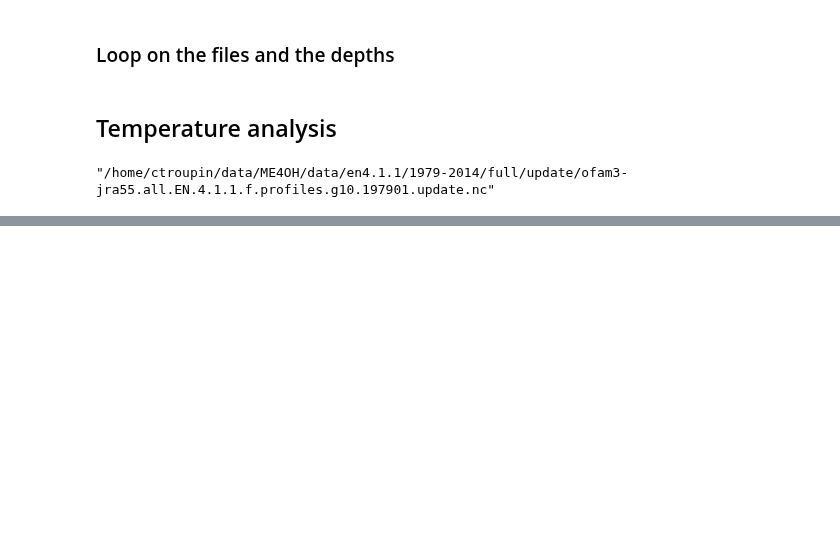
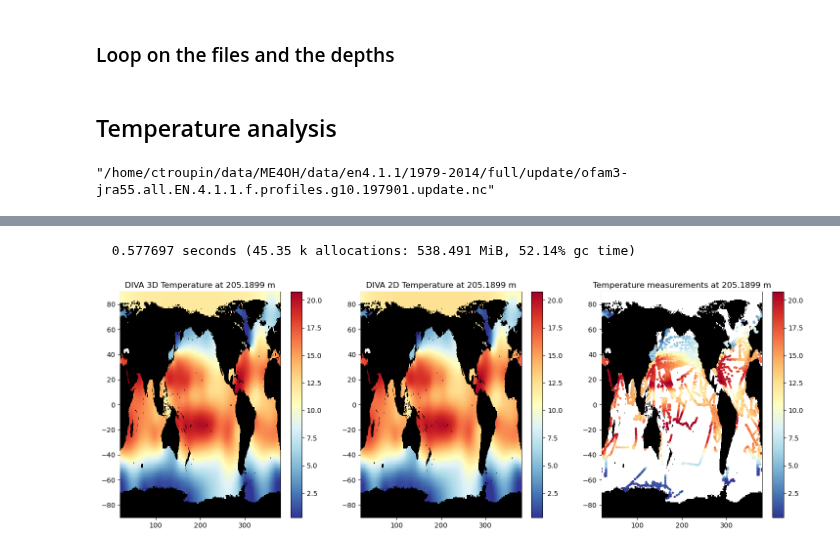
Before and after one commit to gher-uliege/DIVAnd-ME4OH, a Jupyter notebook: src/interp_ME4OH.ipynb, the cells around one changed output, grey strips where cells are left out. Drawn from its saved outputs; the diff is of its cells as text; code cells hidden in the pictures; blank space fills up the shorter version.

```diff
--- a/src/interp_ME4OH.ipynb
+++ b/src/interp_ME4OH.ipynb
@@ -15,7 +18,7 @@ false
 ## Create list of netCDF files
 The files with the "nonan" extension were moved to another directory.
 # %%
-datafilelist = get_filelist(datadir, timeperiod)
+datafilelist = ME4OH.get_filelist(datadir, timeperiod1)
 # %% [output]
 2-element Vector{String}:
  "/home/ctroupin/data/ME4OH/data/" ⋯ 55 bytes ⋯ "f.profiles.g10.197901.update.nc"
@@ -172,0 +126,2 @@ to load the background from a call-back function (default `nothing`). The call-b
+# %%
+depthgrid = depth
@@ -173,3 +148,9 @@ to load the background from a call-back function (default `nothing`). The call-b
 # %%
-?DIVAnd.load_mask
+sz = (length(longrid), length(latgrid), length(depthgrid))
+
+lenx = fill(20.,sz)
+leny = fill(20.,sz)
+lenz = fill(0., sz);
+len = (lenx, leny, lenz);
+epsilon2 = 5.
 # %% [output]
@@ -182,0 +162,2 @@ Generate a land-sea mask based on the topography from the NetCDF file `bathname`
+# %%
+xi, yi, mask = load_mask(bathyfile, true, longrid, latgrid, depthgrid);
@@ -182,0 +223,41 @@ Generate a land-sea mask based on the topography from the NetCDF file `bathname`
+# %%
+dindex = 25
+xi, yi, mask2D = DIVAnd.load_mask(bathyfile, true, longrid, latgrid, depthgrid[dindex]);
+_, (pm, pn), (xi, yi) = DIVAnd_rectdom(longrid, latgrid);
+depthsel = findall(obsdepth .== depthgrid[dindex])
+@time Tinterp2, s2 = DIVAndrun(mask2D, (pm, pn), (xi, yi), (obslon[depthsel], obslat[depthsel]),
+Float64.(T[depthsel] .- mean(T[depthsel])),
+(20., 20.), epsilon2, moddim=[1,0]);
+
+vmin = quantile(T[depthsel], 0.02)
+vmax = quantile(T[depthsel], 0.98)
+
+fig = plt.figure(figsize=(18, 6))
+ax = plt.subplot(131)
+pcm = plt.pcolormesh(longrid, latgrid, mean(T) .+ Tinterp[:,:,dindex]',
+cmap=plt.cm.RdYlBu_r, vmin=vmin, vmax=vmax, zorder=5)
+ax.pcolormesh(longrid, latgrid, mask[:,:,dindex]', cmap=plt.cm.binary_r, zorder=3)
+plt.colorbar(pcm)
+ax.set_xlim(20., 380.)
+ax.set_title("DIVA 3D Temperature at $(depthgrid[dindex]) m")
+
+ax = plt.subplot(132)
+pcm = ax.pcolormesh(longrid, latgrid, mean(T[depthsel]) .+ Tinterp2[:,:]',
+cmap=plt.cm.RdYlBu_r, vmin=vmin, vmax=vmax, zorder=5)
+plt.colorbar(pcm)
+ax.set_xlim(20., 380.)
+ax.pcolormesh(longrid, latgrid, mask[:,:,dindex]', cmap=plt.cm.binary_r, zorder=3)
+ax.set_title("DIVA 2D Temperature at $(depthgrid[dindex]) m")
+
+
+ax = plt.subplot(133)
+ax.pcolormesh(longrid, latgrid, mask[:,:,dindex]', cmap=plt.cm.binary_r, zorder=3)
+pcm = ax.scatter(obslon[depthsel], obslat[depthsel], s=5, c=T[depthsel],
+cmap=plt.cm.RdYlBu_r, vmin=vmin, vmax=vmax, zorder=5);
+ax.set_xlim(20., 380.)
+plt.colorbar(pcm)
+ax.set_title("Temperature measurements at $(depthgrid[dindex]) m")
+plt.savefig(joinpath(figdir, "comparison_3D_2D_level-$(dindex).jpg"), dpi=300, bbox_inches="tight")
+# %% [output]
+  0.577697 seconds (45.35 k allocations: 538.491 MiB, 52.14% gc time)
+[figure, added]
```
Also changed, not shown: parts of 18 cells of this notebook, 2 other files.
